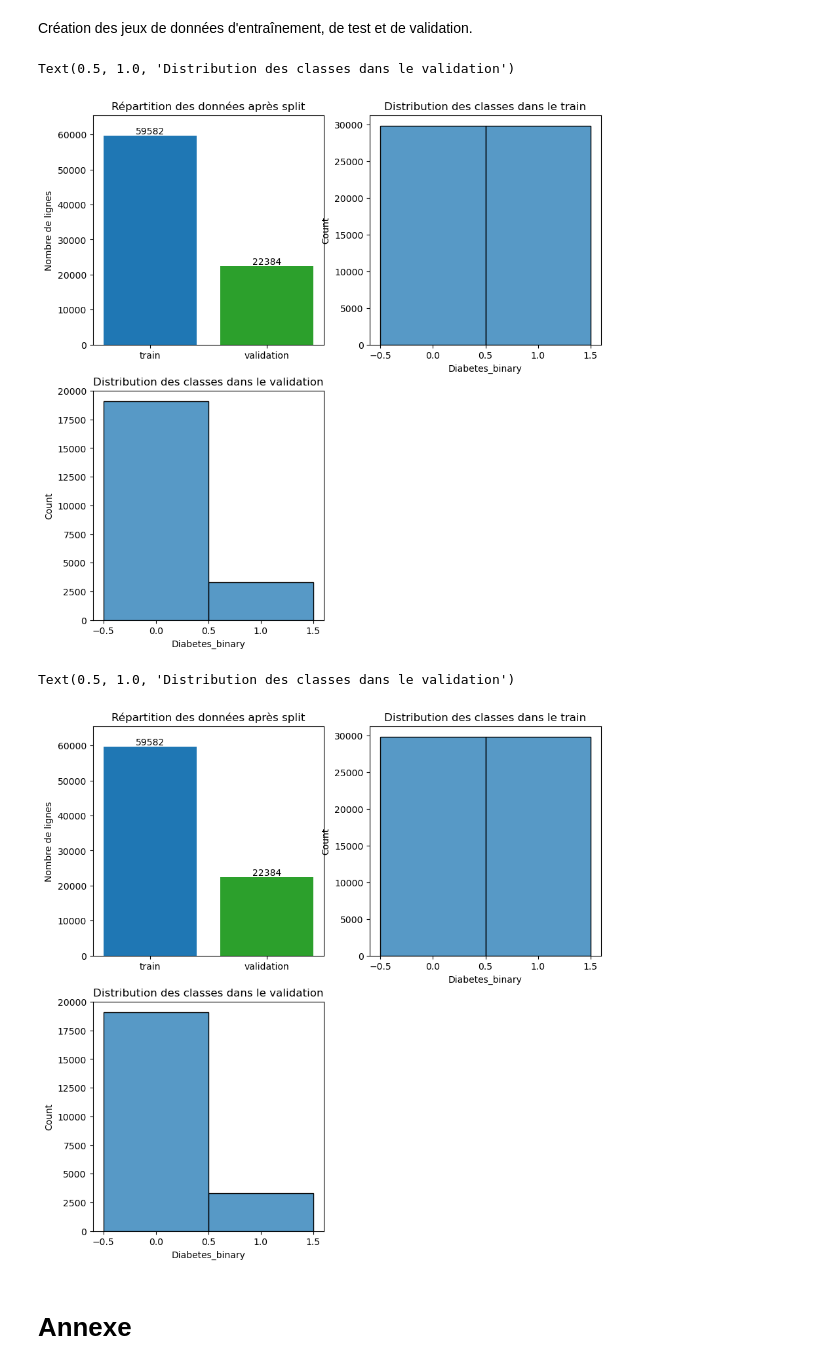
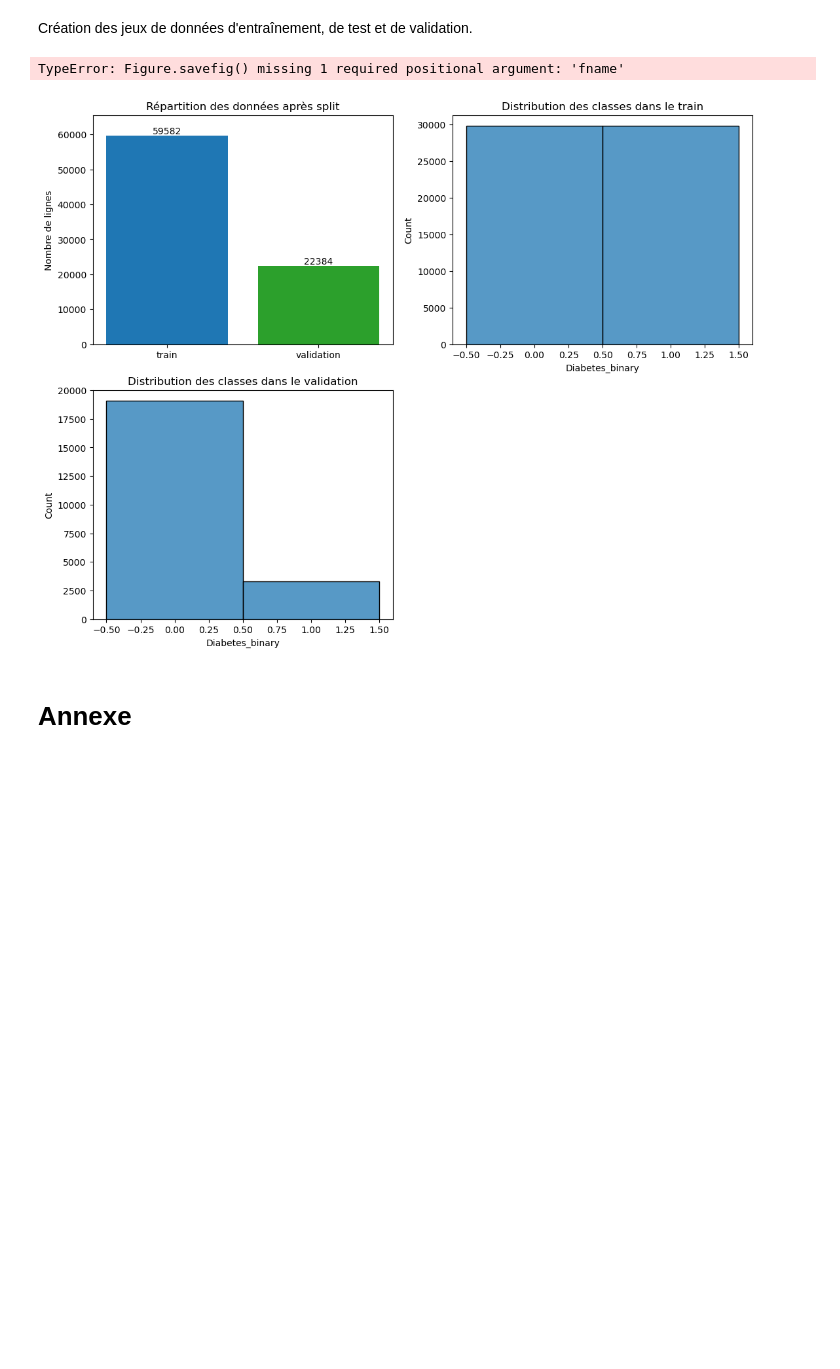
Before and after one commit to 0xybo/CESI_A4_IA_DeepLearning, a Jupyter notebook: Livrable 1.ipynb, the cells around one changed output. Cells and saved outputs as stored; diff of their text form; code cells hidden in the pictures; blank space fills up the shorter version.

```diff
--- a/Livrable 1.ipynb
+++ b/Livrable 1.ipynb
@@ -820,50 +802,30 @@ Création des jeux de données d'entraînement, de test et de validation.
 # %%
 train_data, validation_data = dataset.export_to_csv("./dataset/dataset", 90, 10)
 
-fig = plt.figure(figsize=(10, 10))
-ax_split = fig.add_subplot(221)
-ax_dist_train = fig.add_subplot(222)
-ax_dist_val = fig.add_subplot(223)
-
-repartition = {
-    "train": len(train_data),
-    "validation": len(validation_data),
-}
-bars = ax_split.bar(repartition.keys(), repartition.values(), color=["tab:blue", "tab:green"])
-ax_split.set_title("Répartition des données après split")
-ax_split.set_ylabel("Nombre de lignes")
-ax_split.bar_label(bars)
-ax_split.set_ylim(0, max(repartition.values()) * 1.1 if repartition.values() else 1)
-
-sns.histplot(train_data[dataset.target], discrete=True, ax=ax_dist_train, binwidth=0.1)
-ax_dist_train.set_title("Distribution des classes dans le train")
-sns.histplot(validation_data[dataset.target], discrete=True, ax=ax_dist_val, binwidth=0.1)
-ax_dist_val.set_title("Distribution des classes dans le validation")train_data, validation_data = dataset.export_to_csv("./dataset/dataset", 90, 10)
-
-fig = plt.figure(figsize=(10, 10))
+fig = plt.figure(figsize=(13, 10))
 ax_split = fig.add_subplot(221)
 ax_dist_train = fig.add_subplot(222)
 ax_dist_val = fig.add_subplot(223)
 
 repartition = {
     "train": len(train_data),
     "validation": len(validation_data),
 }
 bars = ax_split.bar(repartition.keys(), repartition.values(), color=["tab:blue", "tab:green"])
 ax_split.set_title("Répartition des données après split")
 ax_split.set_ylabel("Nombre de lignes")
 ax_split.bar_label(bars)
 ax_split.set_ylim(0, max(repartition.values()) * 1.1 if repartition.values() else 1)
 
 sns.histplot(train_data[dataset.target], discrete=True, ax=ax_dist_train, binwidth=0.1)
 ax_dist_train.set_title("Distribution des classes dans le train")
 sns.histplot(validation_data[dataset.target], discrete=True, ax=ax_dist_val, binwidth=0.1)
 ax_dist_val.set_title("Distribution des classes dans le validation")
+
+fig.savefig()
 # %% [output]
-Text(0.5, 1.0, 'Distribution des classes dans le validation')
+TypeError: Figure.savefig() missing 1 required positional argument: 'fname'
-[figure, old version]
+[figure, new version]
-Text(0.5, 1.0, 'Distribution des classes dans le validation')
-[figure, removed]
 # %% [markdown]
 # Annexe
 # %% [markdown]
```
Also changed, not shown: parts of 5 cells of this notebook, 1 other file.
